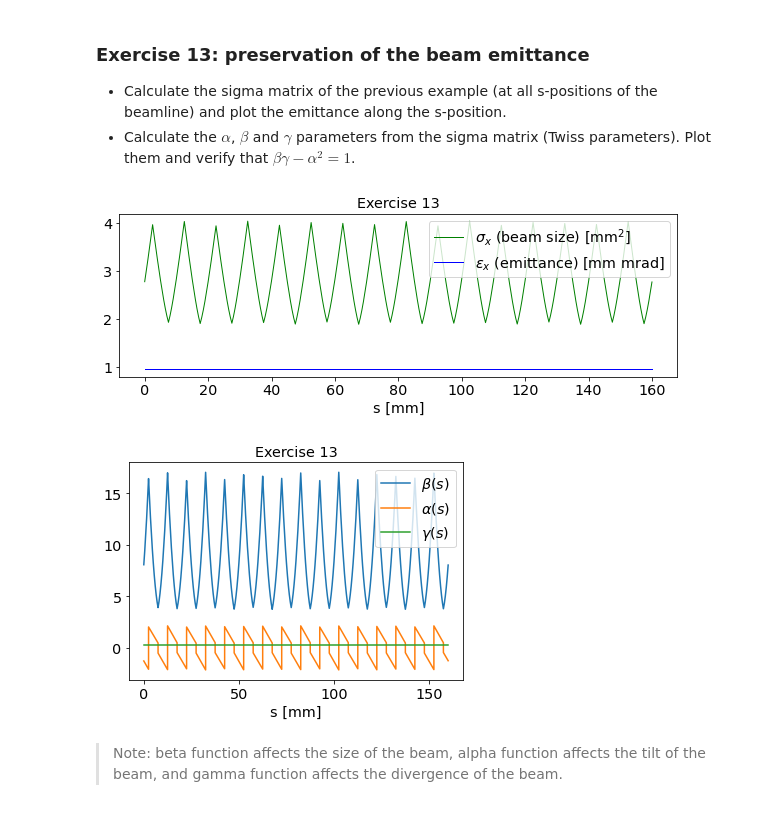
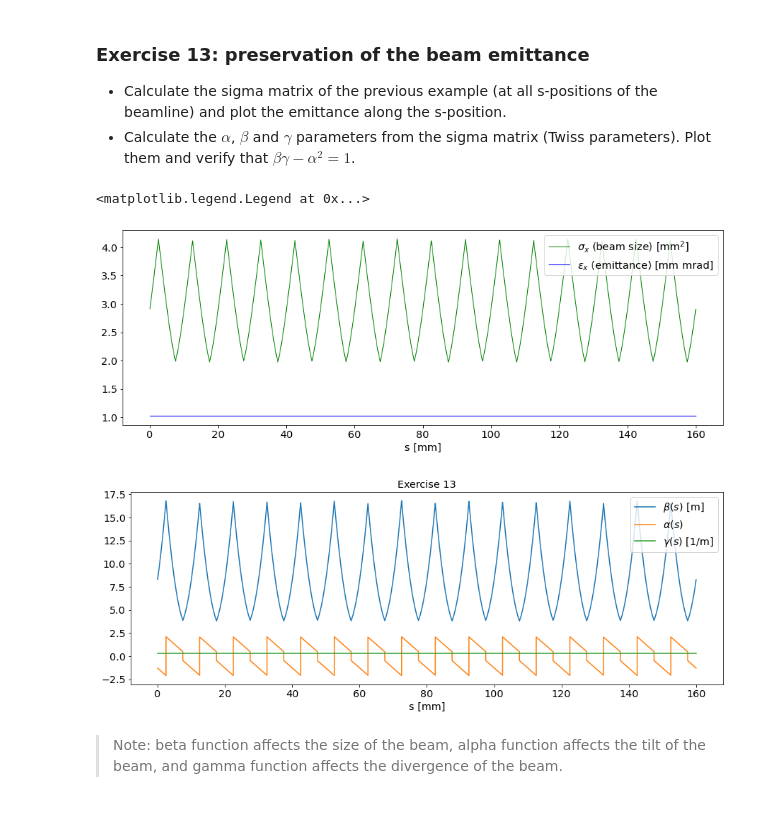
Before and after one commit to tprebiba/accelerators-teaching, a Jupyter notebook: 01_AUTH-2024_Accelerator_Physics/04_Multi_Particle_Tracking_SOLUTIONS.ipynb, the cells around one changed output. Saved outputs shown, nothing was run; the diff lists cells and outputs as text; code cells hidden in the pictures.

```diff
--- a/01_AUTH-2024_Accelerator_Physics/04_Multi_Particle_Tracking_SOLUTIONS.ipynb
+++ b/01_AUTH-2024_Accelerator_Physics/04_Multi_Particle_Tracking_SOLUTIONS.ipynb
@@ -38,13 +38,13 @@ Use the defined ensemble of the particle below (ignore for now the strange numbe
     **Hint:** Remember that in the output of our `transportParticles` function the key `'x'` contains a 2D array with N rows (the index of the position along the beam line) and M columns (the index of a given particle). Moreover, you can compute the standard deviation of **each raw** of a NxM 2D array as `np.std(N_times_M_array,1)`.
 # %%
 # Initializing the beam
-N = 1000
+N = 1500
 X_0 = np.array([np.random.normal(0,1,N),
                 np.random.normal(0,1,N)])
 x0 = 0
 xp0 = 0
-sigx = np.sqrt(1e-6*8.2466)
-sigxp = np.sqrt(1e-6/8.2466)
+sigx = np.sqrt(1e-6*8.24659992)
+sigxp = np.sqrt(1e-6/8.24659992)
 X_0[0,:] = sigx*X_0[0,:]+x0
-X_0[1,:] = sigxp*X_0[1,:]+xp0-(-1.2810)/8.2466*X_0[0,:]
+X_0[1,:] = sigxp*X_0[1,:]+xp0-(-1.28102523)/8.24659992*X_0[0,:]
 # %%
@@ -226,22 +214,24 @@ sigmas = np.array(sigmas)
 emittance = np.sqrt(np.linalg.det(sigmas))
 beamsize = np.sqrt(sigmas[:,0,0]) # is the same as np.std(transported_particles['x'],1)
 # %%
-plt.figure(figsize=(10, 3))
+# code your solution here...
+
 plt.plot(transported_particles['s'], beamsize, c='green', linewidth=1, label=r'$\sigma_{x}$ (beam size) [mm$^2$]')
 plt.plot(transported_particles['s'], emittance, c='blue', linewidth=1, label=r'$\epsilon_x$ (emittance) [mm mrad]')
 plt.xlabel('s [mm]')
 plt.legend()
-plt.title('Exercise 13')
-plt.show()
 # %% [output]
+<matplotlib.legend.Legend at 0x...>
-[figure, old version]
+[figure, new version]
 # %%
+# code your solution here...
+
 beta = beamsize**2/emittance
 alpha = -sigmas[:,0,1]/emittance
 gamma = sigmas[:,1,1]/emittance
-plt.plot(transported_particles['s'], beta, label=r'$\beta(s)$')
+plt.plot(transported_particles['s'], beta, label=r'$\beta(s)$ [m]')
 plt.plot(transported_particles['s'], alpha, label=r'$\alpha(s)$')
-plt.plot(transported_particles['s'], gamma, label=r'$\gamma(s)$')
+plt.plot(transported_particles['s'], gamma, label=r'$\gamma(s)$ [1/m]')
 plt.xlabel('s [mm]')
 plt.legend()
 plt.title('Exercise 13')
@@ -249,7 +239,7 @@ plt.show()
 
 assert (beta*gamma - alpha**2).all()==1
 # %% [output]
-[figure, old version]
+[figure, new version]
 # %% [markdown]
 > Note: beta function affects the size of the beam, alpha function affects the tilt of the beam, and gamma function affects the divergence of the beam.
 # %% [markdown]
```
Also changed, not shown: parts of 16 cells of this notebook.
